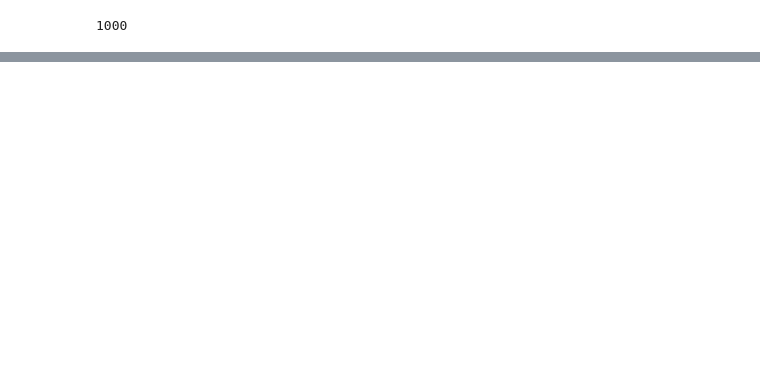
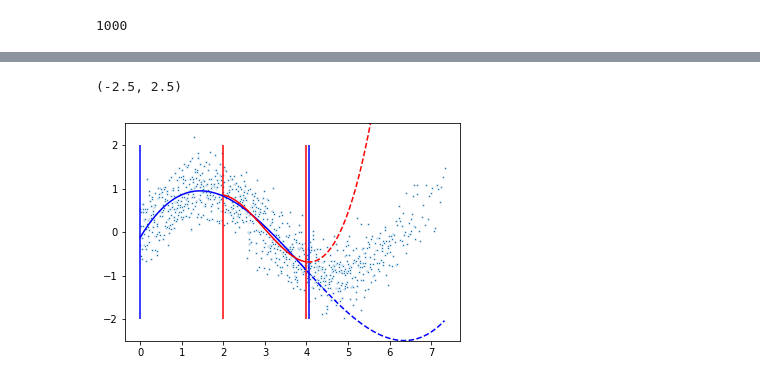
Before and after one commit to kookoowaa/Algorithms, a Jupyter notebook: Study/Untitled.ipynb, the cells around one changed output, grey strips where cells are left out. Drawn from its saved outputs; the diff is of its cells as text; code cells hidden in the pictures; blank space fills up the shorter version.

```diff
--- a/Study/Untitled.ipynb
+++ b/Study/Untitled.ipynb
@@ -52,0 +101,22 @@ plt.vlines(x=4, ymin=-2, ymax=2, colors = 'red')
+# %%
+forecastX = x[x>=4]
+forecastXSet = []
+for i in forecastX:
+    tmp1 = [i, pow(i,2), pow(i,3)]
+    forecastXSet.append(tmp1)
+# %%
+sns.scatterplot(tx, ty, s=6)
+plt.vlines(x=2, ymin = -2, ymax=2, colors='red')
+plt.vlines(x=4, ymin=-2, ymax=2, colors = 'red')
+plt.vlines(x=0, ymin = -2, ymax=2, colors='blue')
+plt.vlines(x=4.05, ymin=-2, ymax=2, colors = 'blue')
+
+plot(xGB, modelB.predict(vSetB), 'b-')
+plot(xGR, modelR.predict(vSetR), 'r-')
+plot(forecastX, modelB.predict(forecastXSet), 'b--')
+plot(forecastX, modelR.predict(forecastXSet), 'r--')
+
+plt.ylim(-2.5, 2.5)
+# %% [output]
+(-2.5, 2.5)
+[figure, added]
```
Also changed, not shown: parts of 18 cells of this notebook.
